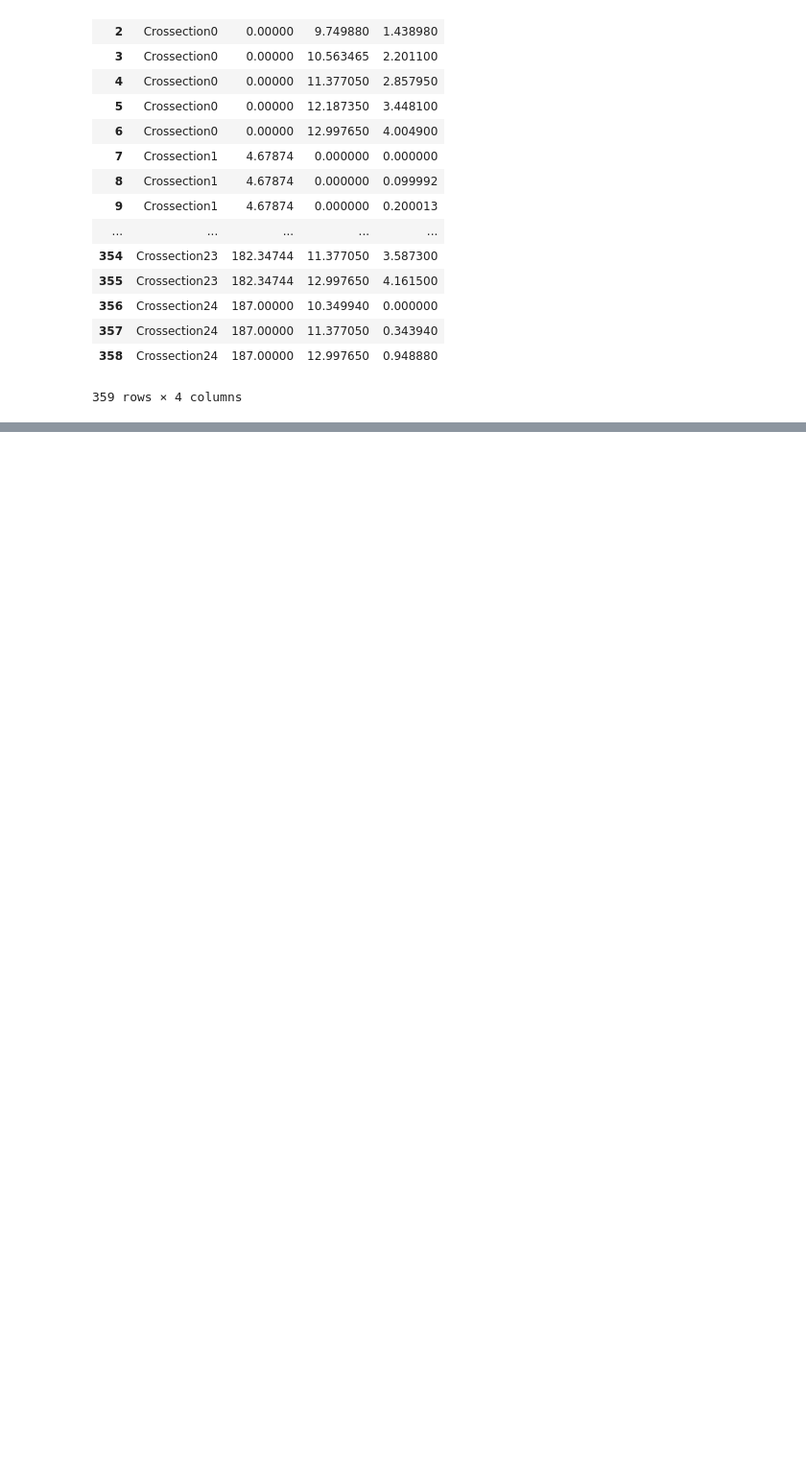
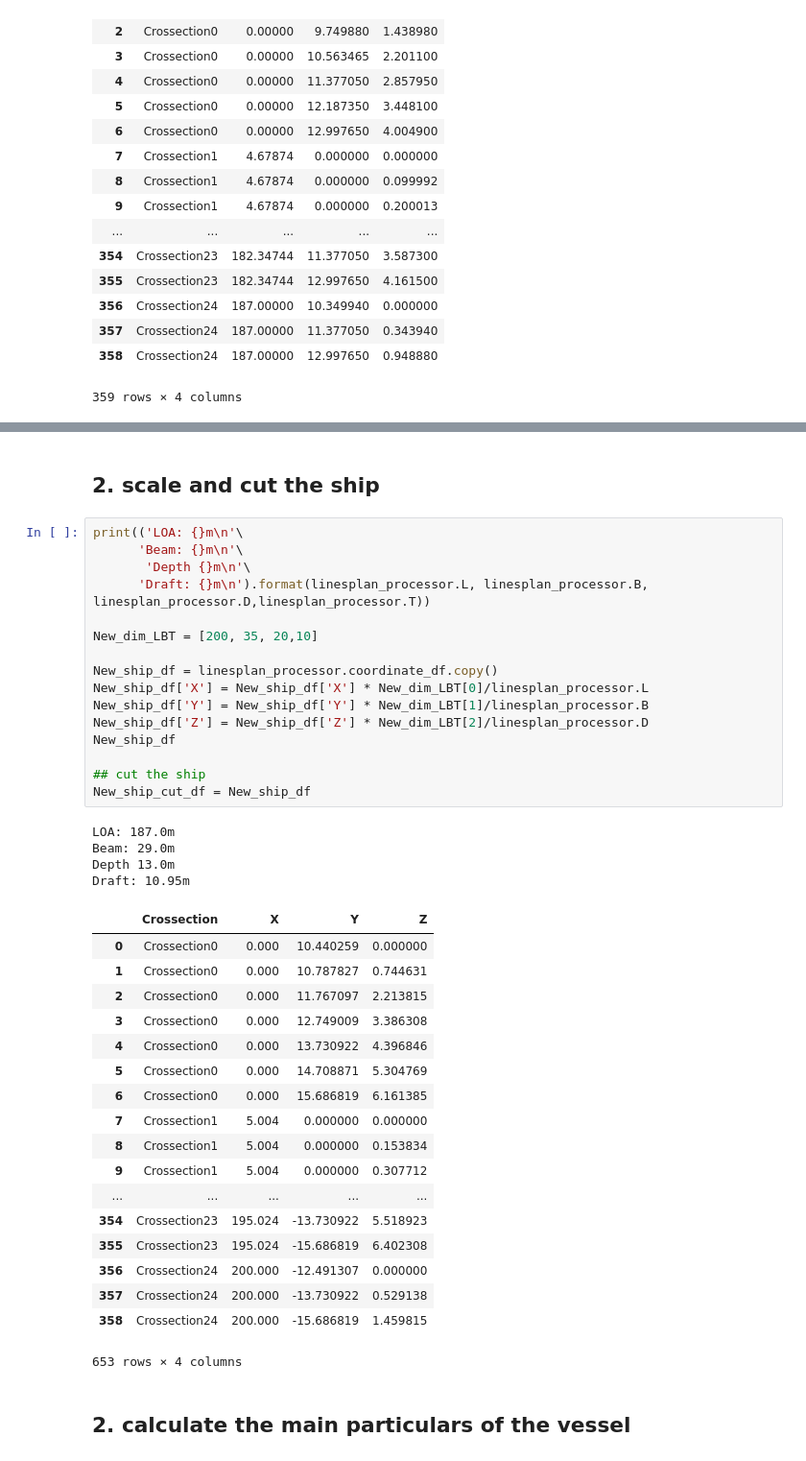
Before and after one commit to WHW-HAHA/Ship-mesher, a Jupyter notebook: New/Untitled.ipynb, the cells around one changed output, grey strips where cells are left out. Shown: that part at 96% size. Saved outputs shown, nothing was run; the diff lists cells and outputs as text; blank space fills up the shorter version.

```diff
--- a/New/Untitled.ipynb
+++ b/New/Untitled.ipynb
@@ -221,0 +247,43 @@ plt.show()
+# %% [markdown]
+## 2. scale and cut the ship
+# %%
+print(('LOA: {}m\n'\
+      'Beam: {}m\n'\
+       'Depth {}m\n'\
+      'Draft: {}m\n').format(linesplan_processor.L, linesplan_processor.B, linesplan_processor.D,linesplan_processor.T))
+
+New_dim_LBT = [200, 35, 20,10]
+
+New_ship_df = linesplan_processor.coordinate_df.copy()
+New_ship_df['X'] = New_ship_df['X'] * New_dim_LBT[0]/linesplan_processor.L
+New_ship_df['Y'] = New_ship_df['Y'] * New_dim_LBT[1]/linesplan_processor.B
+New_ship_df['Z'] = New_ship_df['Z'] * New_dim_LBT[2]/linesplan_processor.D
+New_ship_df
+
+## cut the ship
+New_ship_cut_df = New_ship_df
+# %% [output]
+LOA: 187.0m
+Beam: 29.0m
+Depth 13.0m
+Draft: 10.95m
+|  | Crossection | X | Y | Z |
+| 0 | Crossection0 | 0.000 | 10.440259 | 0.000000 |
+| 1 | Crossection0 | 0.000 | 10.787827 | 0.744631 |
+| 2 | Crossection0 | 0.000 | 11.767097 | 2.213815 |
+| 3 | Crossection0 | 0.000 | 12.749009 | 3.386308 |
+| 4 | Crossection0 | 0.000 | 13.730922 | 4.396846 |
+| 5 | Crossection0 | 0.000 | 14.708871 | 5.304769 |
+| 6 | Crossection0 | 0.000 | 15.686819 | 6.161385 |
+| 7 | Crossection1 | 5.004 | 0.000000 | 0.000000 |
+| 8 | Crossection1 | 5.004 | 0.000000 | 0.153834 |
+| 9 | Crossection1 | 5.004 | 0.000000 | 0.307712 |
+| ... | ... | ... | ... | ... |
+| 354 | Crossection23 | 195.024 | -13.730922 | 5.518923 |
+| 355 | Crossection23 | 195.024 | -15.686819 | 6.402308 |
+| 356 | Crossection24 | 200.000 | -12.491307 | 0.000000 |
+| 357 | Crossection24 | 200.000 | -13.730922 | 0.529138 |
+| 358 | Crossection24 | 200.000 | -15.686819 | 1.459815 |
+653 rows × 4 columns
+# %% [markdown]
+## 2. calculate the main particulars of the vessel
```
Also changed, not shown: parts of 7 cells of this notebook.
